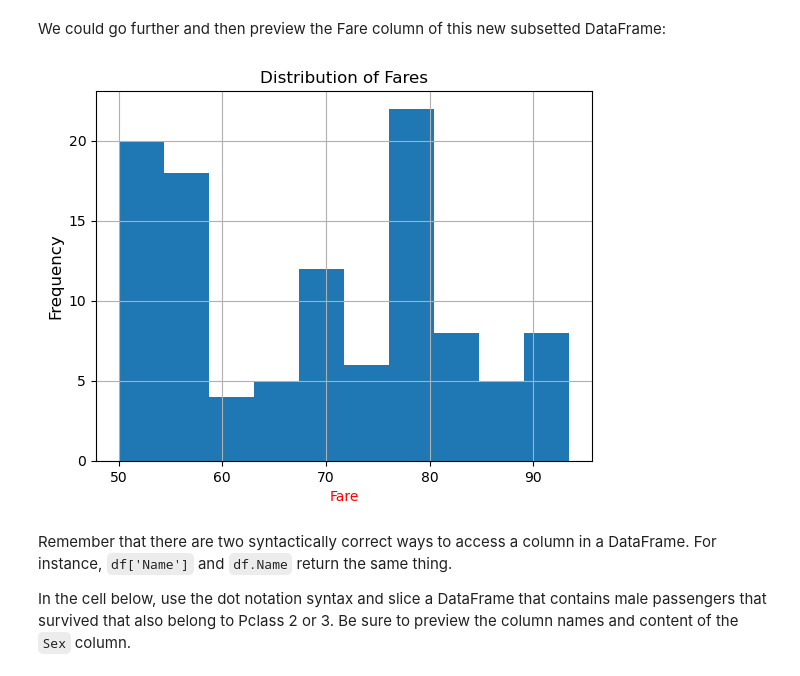
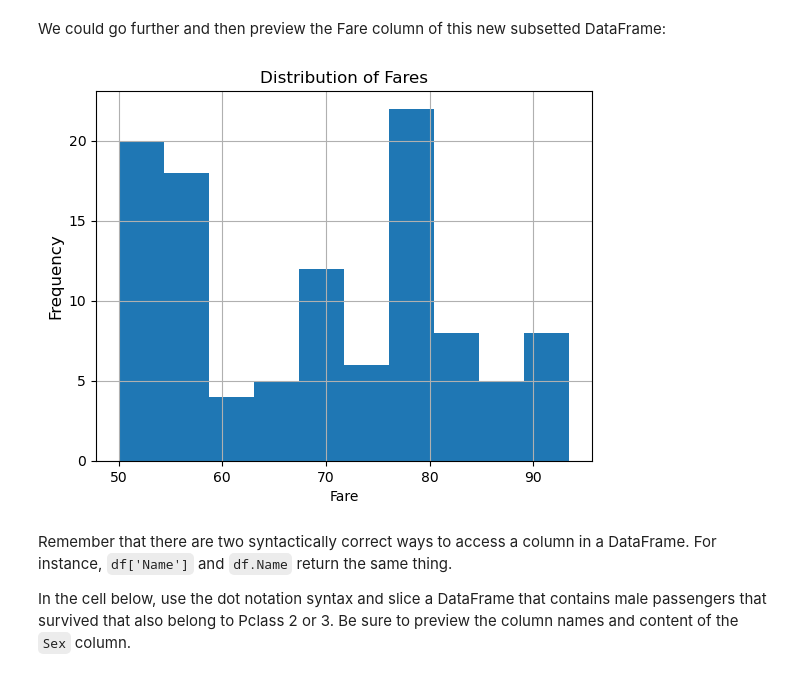
Before and after one commit to gkipkirui1/DSC_PT08P2, a Jupyter notebook: Using SQL with Pandas - Lab/Using_SQL_with_Pandas_Lab.ipynb, the cells around one changed output. Cells and saved outputs as stored; diff of their text form; code cells hidden in the pictures.

```diff
--- a/Using SQL with Pandas - Lab/Using_SQL_with_Pandas_Lab.ipynb
+++ b/Using SQL with Pandas - Lab/Using_SQL_with_Pandas_Lab.ipynb
@@ -113,10 +119,10 @@ We could go further and then preview the Fare column of this new subsetted DataF
 # %%
 fares_50_to_100_df['Fare'].hist()
-plt.xlabel('Fare', color='red')
+plt.xlabel('Fare')
 plt.ylabel('Frequency', fontsize=12)
 plt.title('Distribution of Fares');
 # %% [output]
-[figure, old version]
+[figure, new version]
 # %% [markdown]
 Remember that there are two syntactically correct ways to access a column in a DataFrame.  For instance, `df['Name']` and `df.Name` return the same thing.
 
```
Also changed, not shown: parts of 7 cells of this notebook, 8 other files.
